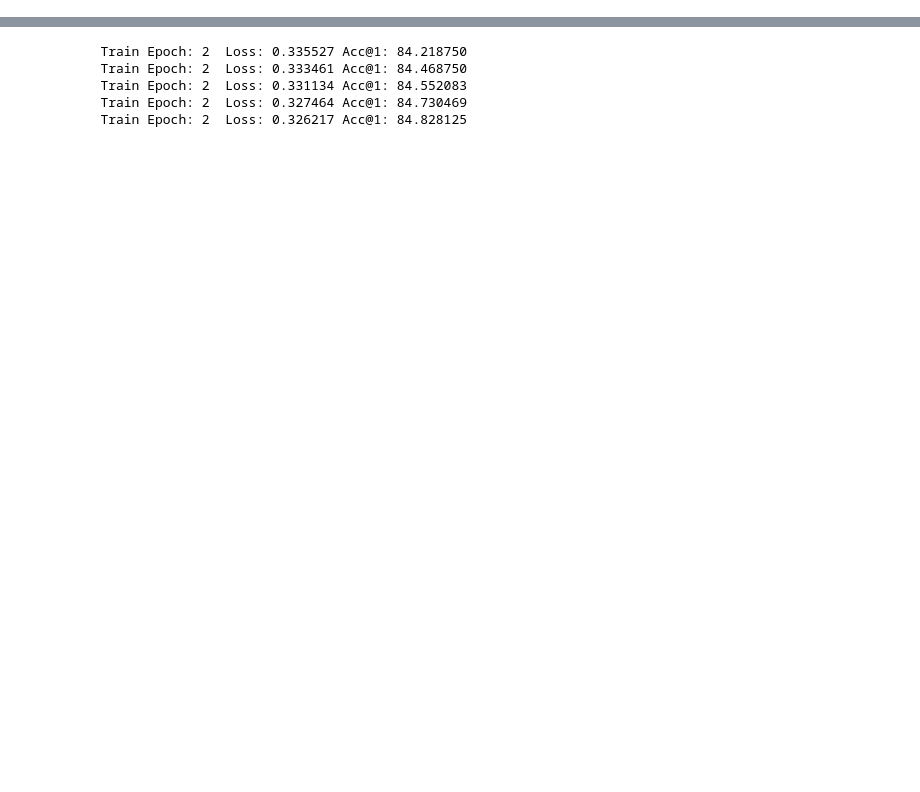
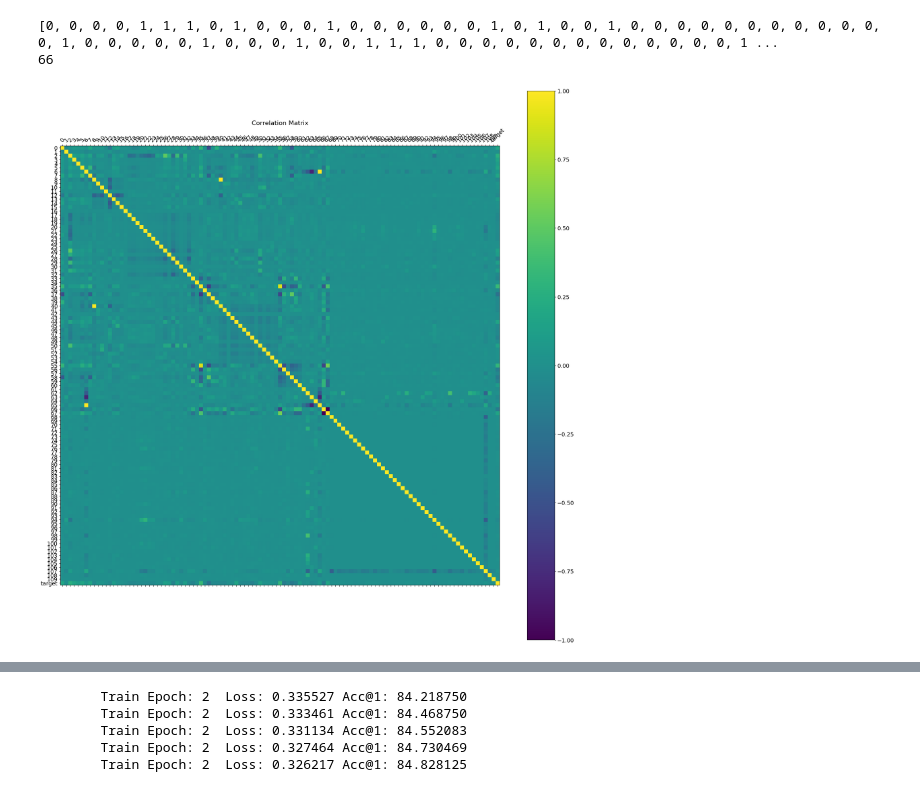
Before and after one commit to lucacorbucci/PUFFLE, a Jupyter notebook: adult.ipynb, the cells around one changed output, grey strips where cells are left out. Drawn from its saved outputs; the diff is of its cells as text; code cells hidden in the pictures; blank space fills up the shorter version.

```diff
--- a/adult.ipynb
+++ b/adult.ipynb
@@ -69,0 +68,5 @@ Using ['sex_binary'] as sensitive feature(s).
+# %%
+# Create a pandas dataframe for the dataset using X and y as target
+df_ = pd.DataFrame(X)
+df_['target'] = y
+df_.head()
@@ -69,0 +81,9 @@ Using ['sex_binary'] as sensitive feature(s).
+# %%
+sv = [item[0] for item in z]
+for column in df_.columns:
+    if list(df_[column]) == list(sv):
+        print(column)
+        break
+# %% [output]
+[0, 0, 0, 0, 1, 1, 1, 0, 1, 0, 0, 0, 1, 0, 0, 0, 0, 0, 0, 1, 0, 1, 0, 0, 1, 0, 0, 0, 0, 0, 0, 0, 0, 0, 0, 0, 0, 1, 0, 0, 0, 0, 0, 1, 0, 0, 0, 1, 0, 0, 1, 1, 1, 0, 0, 0, 0, 0, 0, 0, 0, 0, 0, 0, 0, 0, 1 ...
+66
@@ -69,0 +93,12 @@ Using ['sex_binary'] as sensitive feature(s).
+# %%
+import matplotlib.pyplot as plt
+
+f = plt.figure(figsize=(25, 25))
+plt.matshow(df_.corr(), fignum=f.number)
+plt.xticks(range(df_.select_dtypes(['number']).shape[1]), df_.select_dtypes(['number']).columns, fontsize=14, rotation=45)
+plt.yticks(range(df_.select_dtypes(['number']).shape[1]), df_.select_dtypes(['number']).columns, fontsize=14)
+cb = plt.colorbar()
+cb.ax.tick_params(labelsize=14)
+plt.title('Correlation Matrix', fontsize=16);
+# %% [output]
+[figure, added]
```
Also changed, not shown: parts of 5 cells of this notebook, 10 other files.
